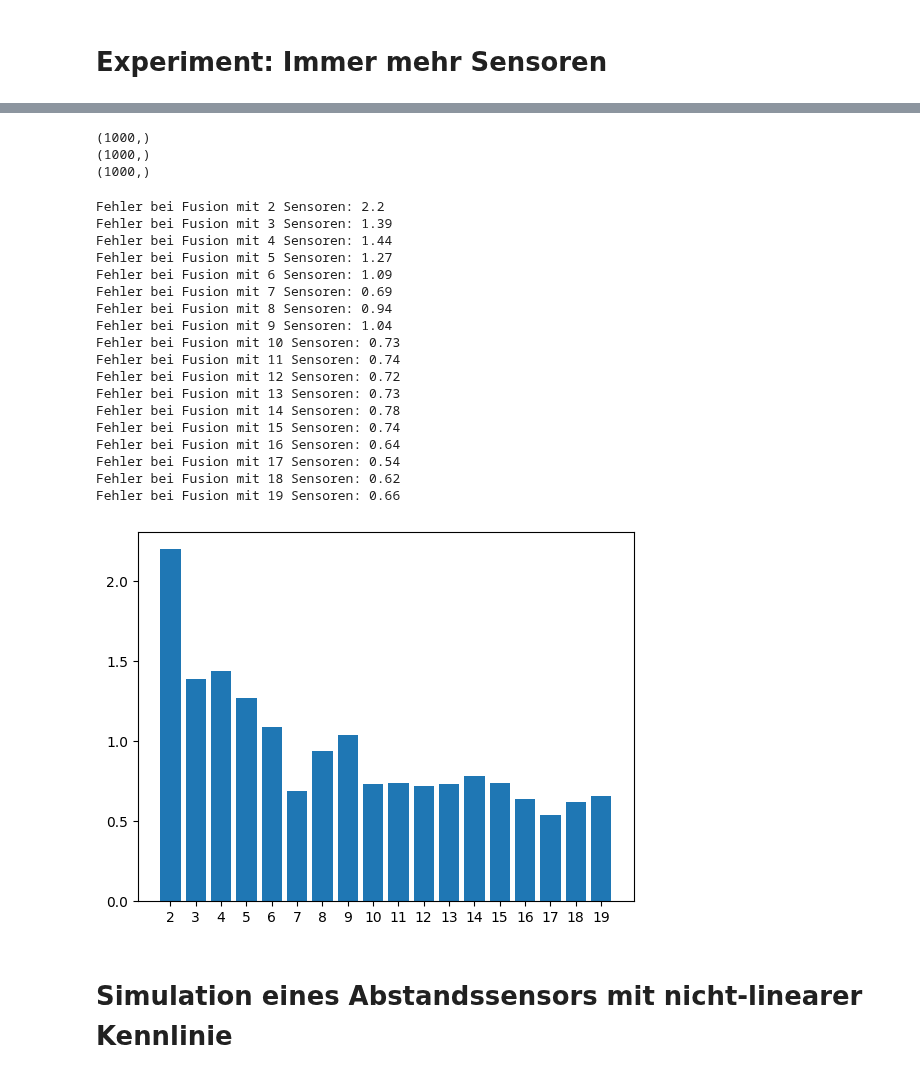
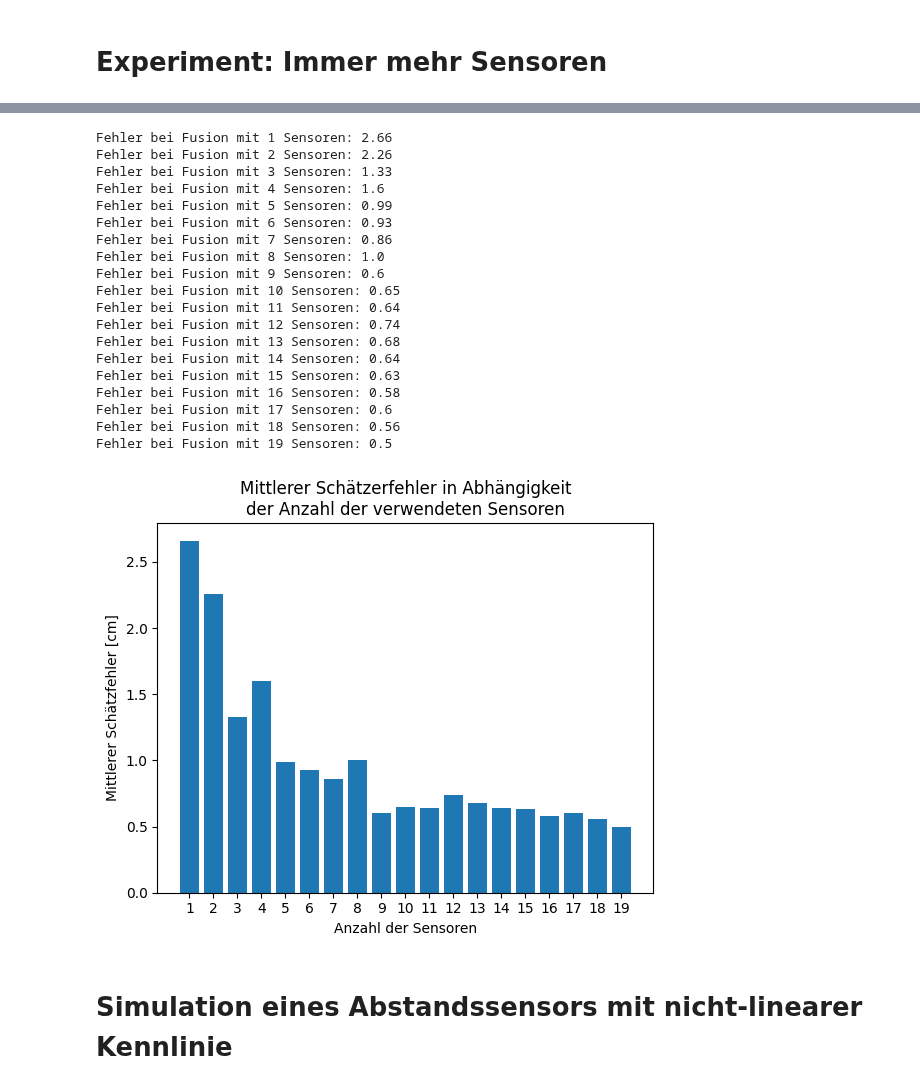
Before and after one commit to juebrauer/central, a Jupyter notebook: 003_distance_sensor_data_fusion/distance_sensor_data_fusion.ipynb, the cells around one changed output, grey strips where cells are left out. Cells and saved outputs as stored; diff of their text form; code cells hidden in the pictures.

```diff
--- a/003_distance_sensor_data_fusion/distance_sensor_data_fusion.ipynb
+++ b/003_distance_sensor_data_fusion/distance_sensor_data_fusion.ipynb
@@ -338,42 +325,40 @@ alle_biase
-# %%
-for sensorwerte in alle_sensorwerte:
-    print(sensorwerte.shape)
-# %% [output]
-(1000,)
-(1000,)
-(1000,)
 # %%
 sensoranzahlen = []
 alle_fusionsfehler = []
-for ANZ_SENSOREN in range(2,20):
+for ANZ_SENSOREN in range(1,20):
     fusionsfehler = exp(ANZ_SENSOREN, zeige_details=False)
     sensoranzahlen.append(ANZ_SENSOREN)
     alle_fusionsfehler.append( fusionsfehler )
 
 import matplotlib.pyplot as plt
 plt.bar(sensoranzahlen, alle_fusionsfehler)
+plt.xlabel("Anzahl der Sensoren")
+plt.ylabel("Mittlerer Schätzfehler [cm]")
 plt.xticks(sensoranzahlen)
+plt.title("Mittlerer Schätzerfehler in Abhängigkeit\n" +
+          "der Anzahl der verwendeten Sensoren")
 plt.show()
 # %% [output]
-Fehler bei Fusion mit 2 Sensoren: 2.2
-Fehler bei Fusion mit 3 Sensoren: 1.39
-Fehler bei Fusion mit 4 Sensoren: 1.44
-Fehler bei Fusion mit 5 Sensoren: 1.27
-Fehler bei Fusion mit 6 Sensoren: 1.09
-Fehler bei Fusion mit 7 Sensoren: 0.69
-Fehler bei Fusion mit 8 Sensoren: 0.94
-Fehler bei Fusion mit 9 Sensoren: 1.04
-Fehler bei Fusion mit 10 Sensoren: 0.73
-Fehler bei Fusion mit 11 Sensoren: 0.74
-Fehler bei Fusion mit 12 Sensoren: 0.72
-Fehler bei Fusion mit 13 Sensoren: 0.73
-Fehler bei Fusion mit 14 Sensoren: 0.78
-Fehler bei Fusion mit 15 Sensoren: 0.74
-Fehler bei Fusion mit 16 Sensoren: 0.64
-Fehler bei Fusion mit 17 Sensoren: 0.54
-Fehler bei Fusion mit 18 Sensoren: 0.62
-Fehler bei Fusion mit 19 Sensoren: 0.66
+Fehler bei Fusion mit 1 Sensoren: 2.66
+Fehler bei Fusion mit 2 Sensoren: 2.26
+Fehler bei Fusion mit 3 Sensoren: 1.33
+Fehler bei Fusion mit 4 Sensoren: 1.6
+Fehler bei Fusion mit 5 Sensoren: 0.99
+Fehler bei Fusion mit 6 Sensoren: 0.93
+Fehler bei Fusion mit 7 Sensoren: 0.86
+Fehler bei Fusion mit 8 Sensoren: 1.0
+Fehler bei Fusion mit 9 Sensoren: 0.6
+Fehler bei Fusion mit 10 Sensoren: 0.65
+Fehler bei Fusion mit 11 Sensoren: 0.64
+Fehler bei Fusion mit 12 Sensoren: 0.74
+Fehler bei Fusion mit 13 Sensoren: 0.68
+Fehler bei Fusion mit 14 Sensoren: 0.64
+Fehler bei Fusion mit 15 Sensoren: 0.63
+Fehler bei Fusion mit 16 Sensoren: 0.58
+Fehler bei Fusion mit 17 Sensoren: 0.6
+Fehler bei Fusion mit 18 Sensoren: 0.56
+Fehler bei Fusion mit 19 Sensoren: 0.5
-[figure, old version]
+[figure, new version]
 # %% [markdown]
 # Simulation eines Abstandssensors mit nicht-linearer Kennlinie
 # %% [markdown]
```
Also changed, not shown: parts of 78 cells of this notebook.
